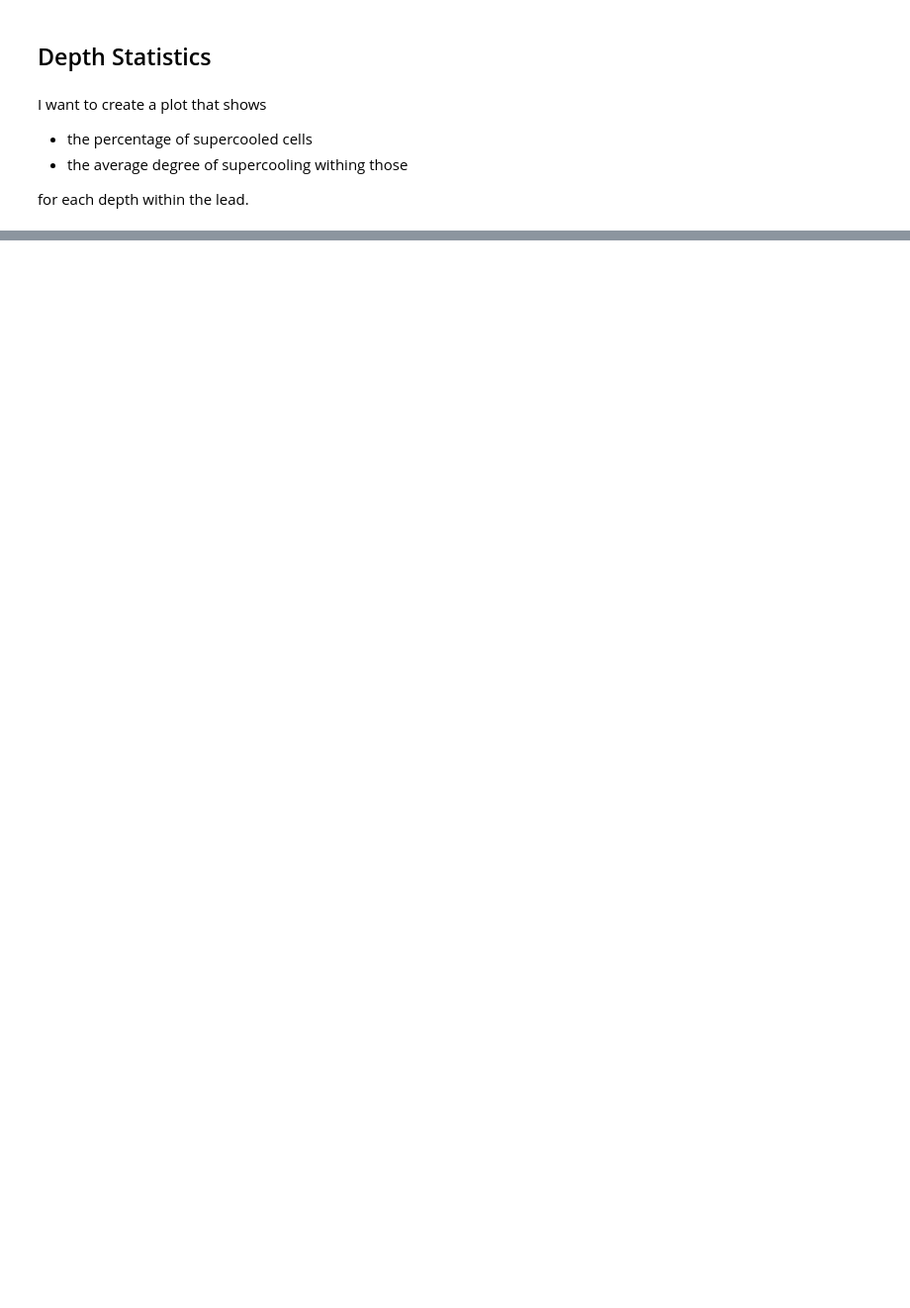
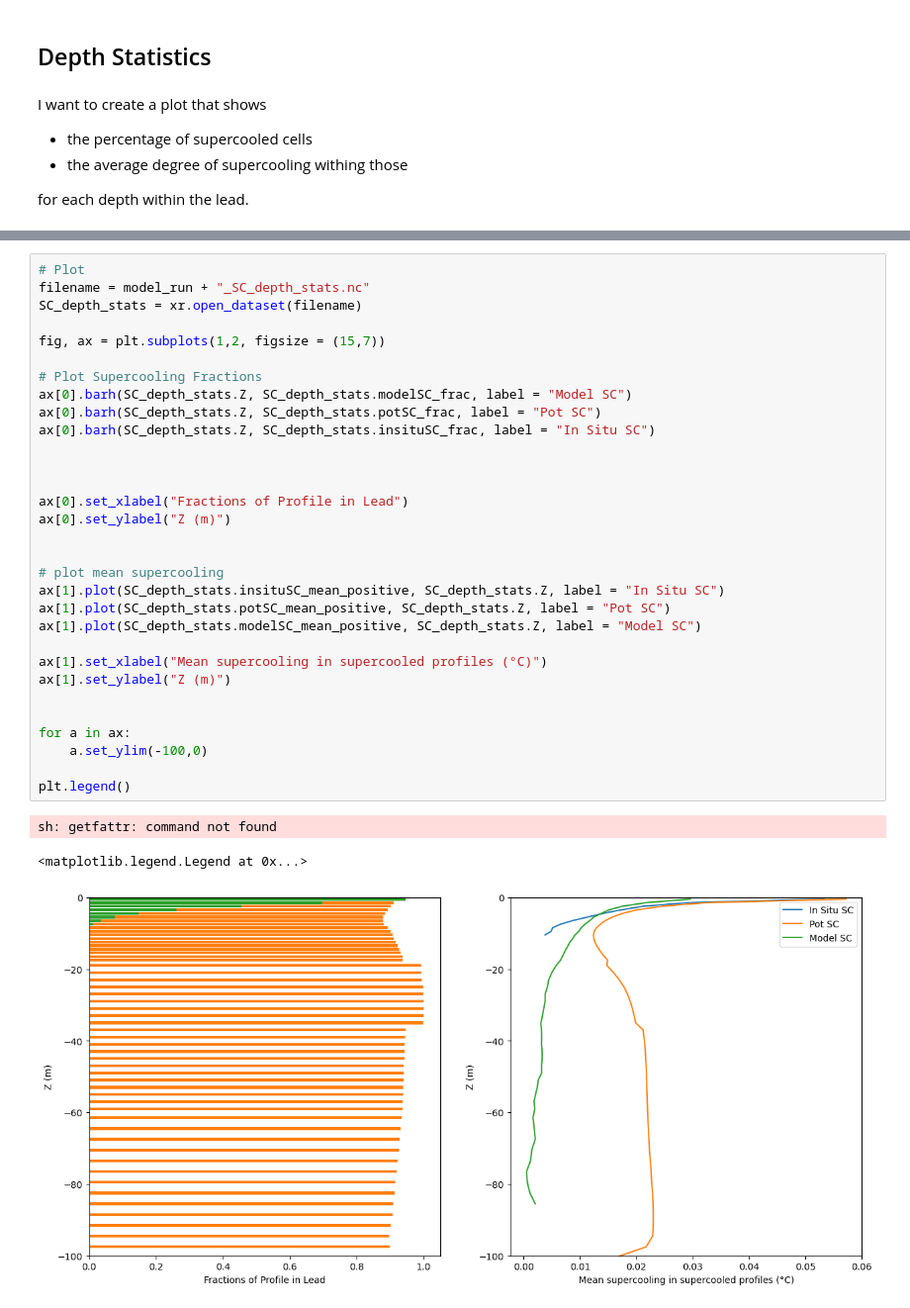
Before and after one commit to marlene-schramm/MSc_data_analysis, a Jupyter notebook: model_output/supercooling.ipynb, the cells around one changed output, grey strips where cells are left out. Shown at 99% size. Cells and saved outputs as stored; diff of their text form; blank space fills up the shorter version.

```diff
--- a/model_output/supercooling.ipynb
+++ b/model_output/supercooling.ipynb
@@ -159,0 +338,35 @@ for each depth within the lead.
+# %%
+# Plot
+filename = model_run + "_SC_depth_stats.nc"
+SC_depth_stats = xr.open_dataset(filename)
+
+fig, ax = plt.subplots(1,2, figsize = (15,7))
+
+# Plot Supercooling Fractions
+ax[0].barh(SC_depth_stats.Z, SC_depth_stats.modelSC_frac, label = "Model SC")
+ax[0].barh(SC_depth_stats.Z, SC_depth_stats.potSC_frac, label = "Pot SC")
+ax[0].barh(SC_depth_stats.Z, SC_depth_stats.insituSC_frac, label = "In Situ SC")
+
+
+
+ax[0].set_xlabel("Fractions of Profile in Lead")
+ax[0].set_ylabel("Z (m)")
+
+
+# plot mean supercooling
+ax[1].plot(SC_depth_stats.insituSC_mean_positive, SC_depth_stats.Z, label = "In Situ SC")
+ax[1].plot(SC_depth_stats.potSC_mean_positive, SC_depth_stats.Z, label = "Pot SC")
+ax[1].plot(SC_depth_stats.modelSC_mean_positive, SC_depth_stats.Z, label = "Model SC")
+
+ax[1].set_xlabel("Mean supercooling in supercooled profiles (°C)")
+ax[1].set_ylabel("Z (m)")
+
+
+for a in ax:
+    a.set_ylim(-100,0)
+
+plt.legend()
+# %% [output]
+sh: getfattr: command not found
+<matplotlib.legend.Legend at 0x...>
+[figure, added]
```
Also changed, not shown: parts of 14 cells of this notebook.
